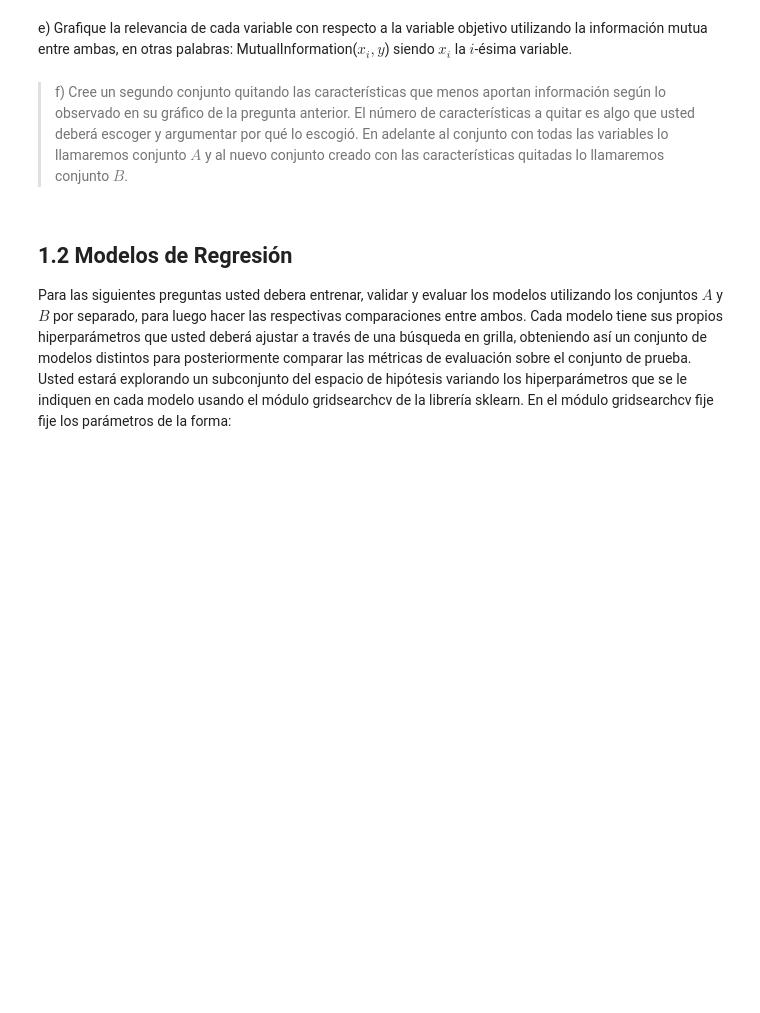
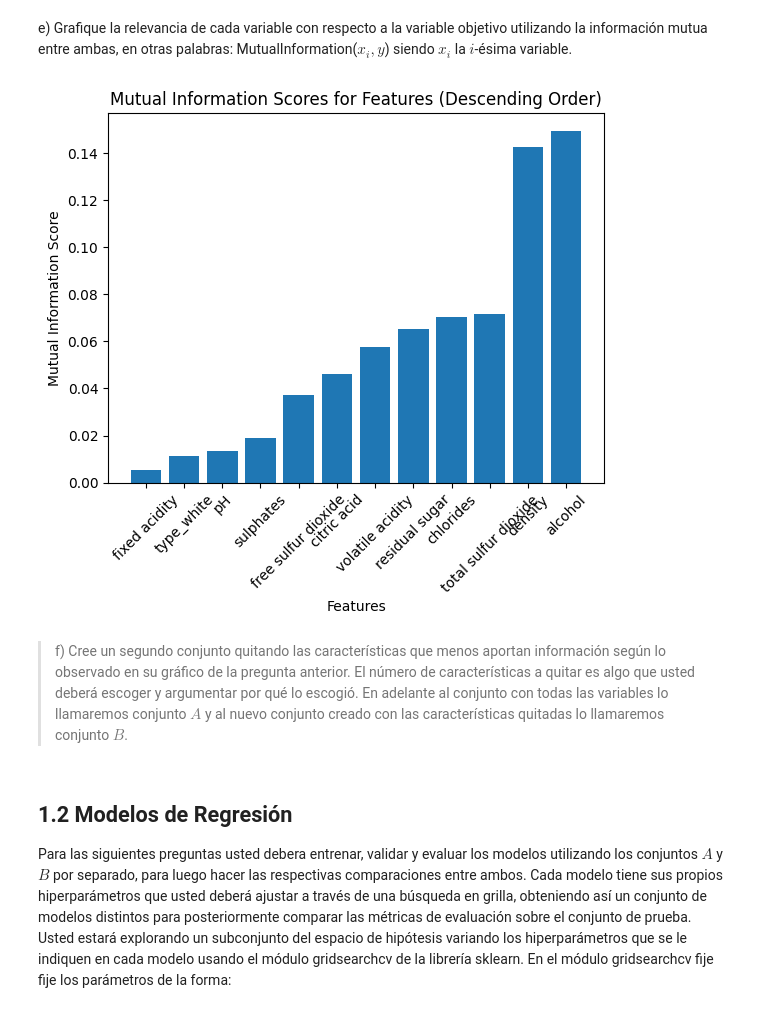
Before and after one commit to Nicolas-brj/Tarea2_INF398, a Jupyter notebook: Enunciado_Tarea_2.ipynb, the cells around one changed output. Cells and saved outputs as stored; diff of their text form; code cells hidden in the pictures; blank space fills up the shorter version.

```diff
--- a/Enunciado_Tarea_2.ipynb
+++ b/Enunciado_Tarea_2.ipynb
@@ -253,2 +312,16 @@ Su código aquí
+# %%
+mi_scores = mutual_info_classif(X_train, y_train)
+df_mi_scores = pd.DataFrame({'Features': X.columns, 'MI Scores': mi_scores})
+df_mi_scores = df_mi_scores.sort_values(by='MI Scores', ascending=True)
+# Create a bar plot of feature names and MI scores
+fig, ax = plt.subplots()
+ax.bar(df_mi_scores['Features'], df_mi_scores['MI Scores'])
+ax.set_xlabel('Features')
+ax.set_ylabel('Mutual Information Score')
+ax.set_title('Mutual Information Scores for Features (Descending Order)')
+plt.xticks(rotation=45)
+plt.show()
+# %% [output]
+[figure, added]
 # %% [markdown]
 > f) Cree un segundo conjunto quitando las características que menos aportan información según lo observado en su gráfico de la pregunta anterior. El número de características a quitar es algo que usted deberá escoger y argumentar por qué lo escogió. En adelante al conjunto con todas las variables lo llamaremos conjunto $\textit{A}$ y al nuevo conjunto creado con las características quitadas lo llamaremos conjunto $\textit{B}$.
```
Also changed, not shown: parts of 37 cells of this notebook.
